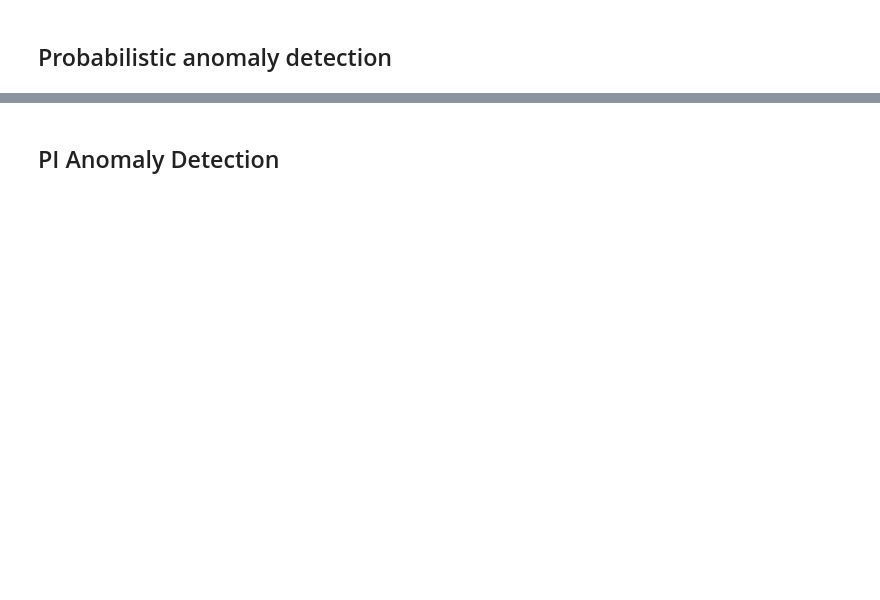
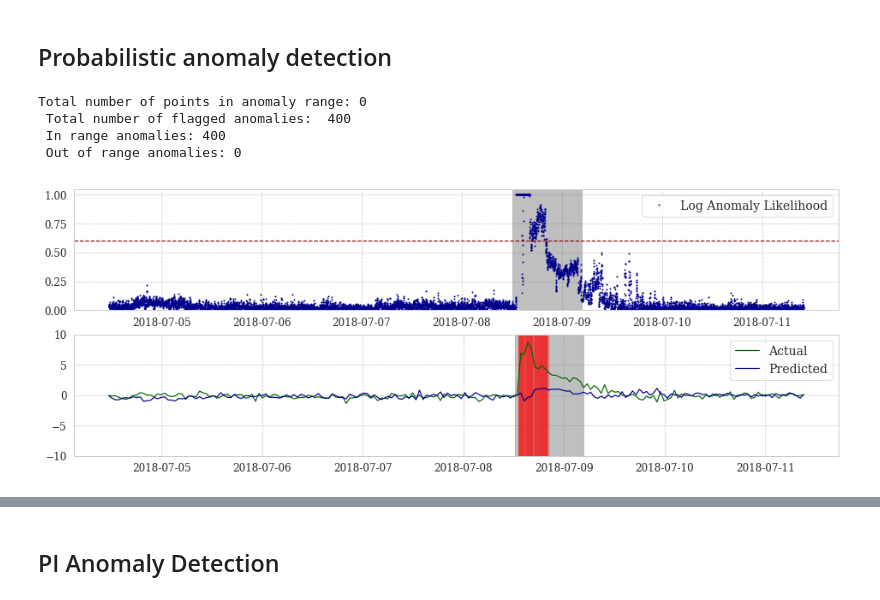
Before and after one commit to hreiten/master-thesis, a Jupyter notebook: src/anomaly-detection/anomaly_detection.ipynb, the cells around one changed output, grey strips where cells are left out. Cells and saved outputs as stored; diff of their text form; code cells hidden in the pictures; blank space fills up the shorter version.

```diff
--- a/src/anomaly-detection/anomaly_detection.ipynb
+++ b/src/anomaly-detection/anomaly_detection.ipynb
@@ -161,3 +240,12 @@ def plot_probabilistic_anomalies(anomaly_likelihoods, signal = 0):
+# %%
+signal = 0
+plot_probabilistic_anomalies(anomaly_likelihoods = anomaly_likelihoods[signal], signal = signal)
+# %% [output]
+Total number of points in anomaly range: 0
+ Total number of flagged anomalies:  400
+ In range anomalies: 400
+ Out of range anomalies: 0
+[figure, added]
 # %%
 def tailProbability(x, mu, sigma):
     z = (x - mu) / sigma
```
Also changed, not shown: parts of 14 cells of this notebook, 10 other files.
